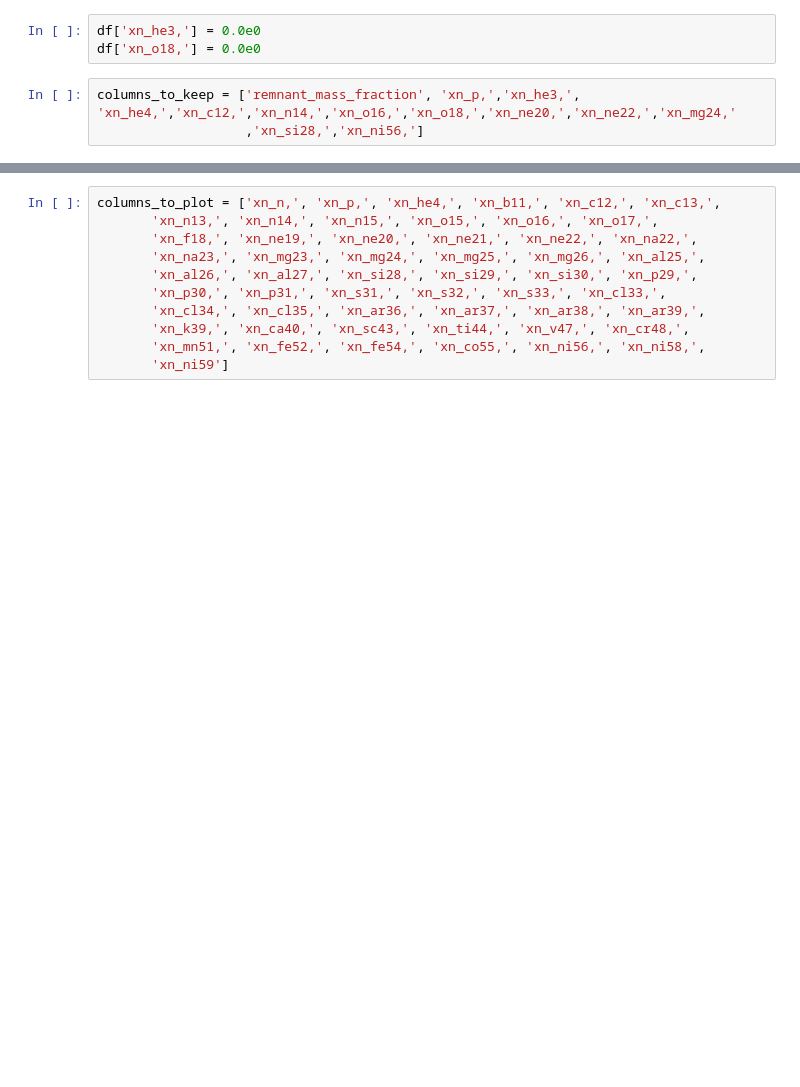
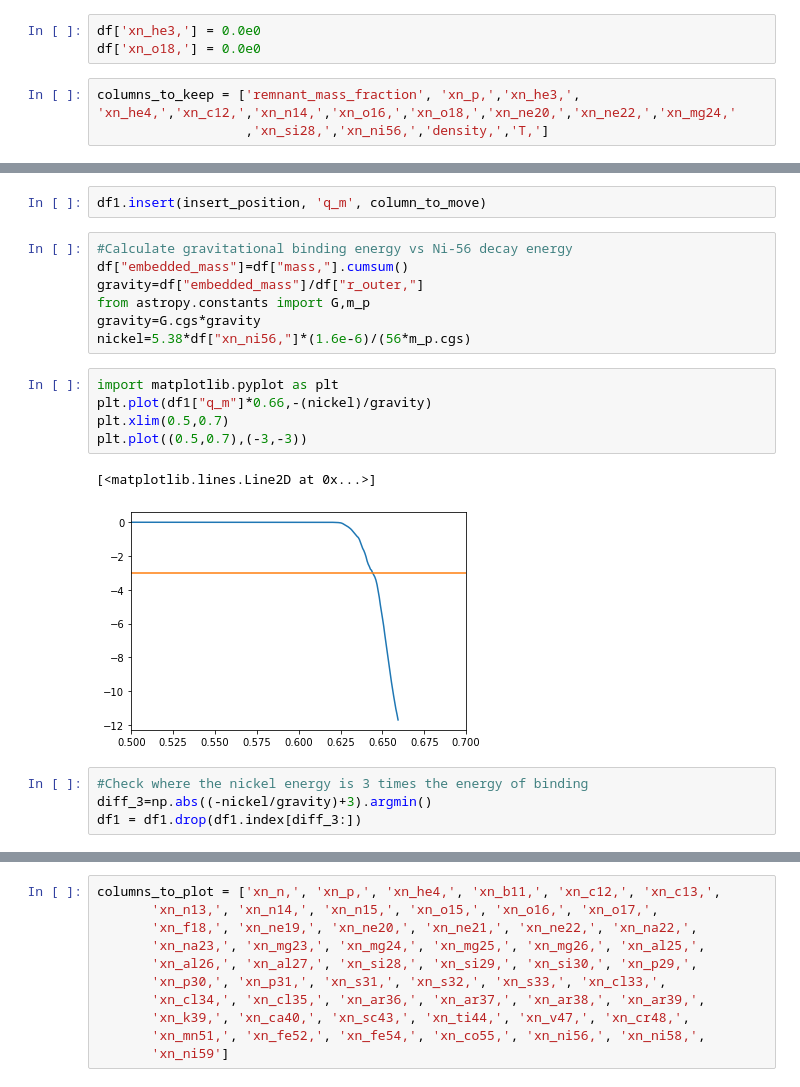
Before and after one commit to aakashbhat/KavliSP23, a Jupyter notebook: data_selection.ipynb, the cells around one changed output, grey strips where cells are left out. Drawn from its saved outputs; the diff is of its cells as text; blank space fills up the shorter version.

```diff
--- a/data_selection.ipynb
+++ b/data_selection.ipynb
@@ -43,4 +31,4 @@ df['xn_he3,'] = 0.0e0
 df['xn_o18,'] = 0.0e0
 # %%
 columns_to_keep = ['remnant_mass_fraction', 'xn_p,','xn_he3,', 'xn_he4,','xn_c12,','xn_n14,','xn_o16,','xn_o18,','xn_ne20,','xn_ne22,','xn_mg24,'
-                   ,'xn_si28,','xn_ni56,']
+                   ,'xn_si28,','xn_ni56,','density,','T,']
@@ -57,0 +47,21 @@ insert_position = 0  # Replace with the desired position index
+# %%
+df1.insert(insert_position, 'q_m', column_to_move)
+# %%
+#Calculate gravitational binding energy vs Ni-56 decay energy
+df["embedded_mass"]=df["mass,"].cumsum()
+gravity=df["embedded_mass"]/df["r_outer,"]
+from astropy.constants import G,m_p
+gravity=G.cgs*gravity
+nickel=5.38*df["xn_ni56,"]*(1.6e-6)/(56*m_p.cgs)
+# %%
+import matplotlib.pyplot as plt
+plt.plot(df1["q_m"]*0.66,-(nickel)/gravity)
+plt.xlim(0.5,0.7)
+plt.plot((0.5,0.7),(-3,-3))
+# %% [output]
+[<matplotlib.lines.Line2D at 0x...>]
+[figure, added]
+# %%
+#Check where the nickel energy is 3 times the energy of binding
+diff_3=np.abs((-nickel/gravity)+3).argmin()
+df1 = df1.drop(df1.index[diff_3:])
```
Also changed, not shown: parts of 22 cells of this notebook, 2 other files.
